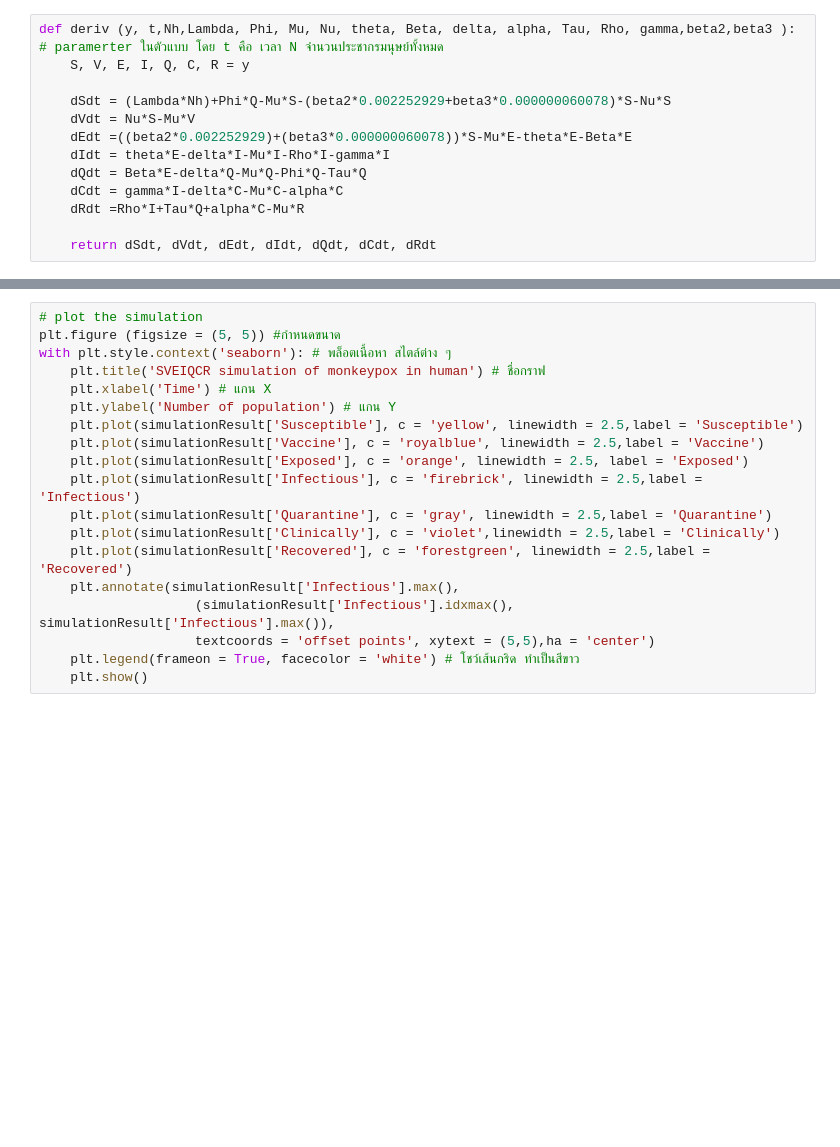
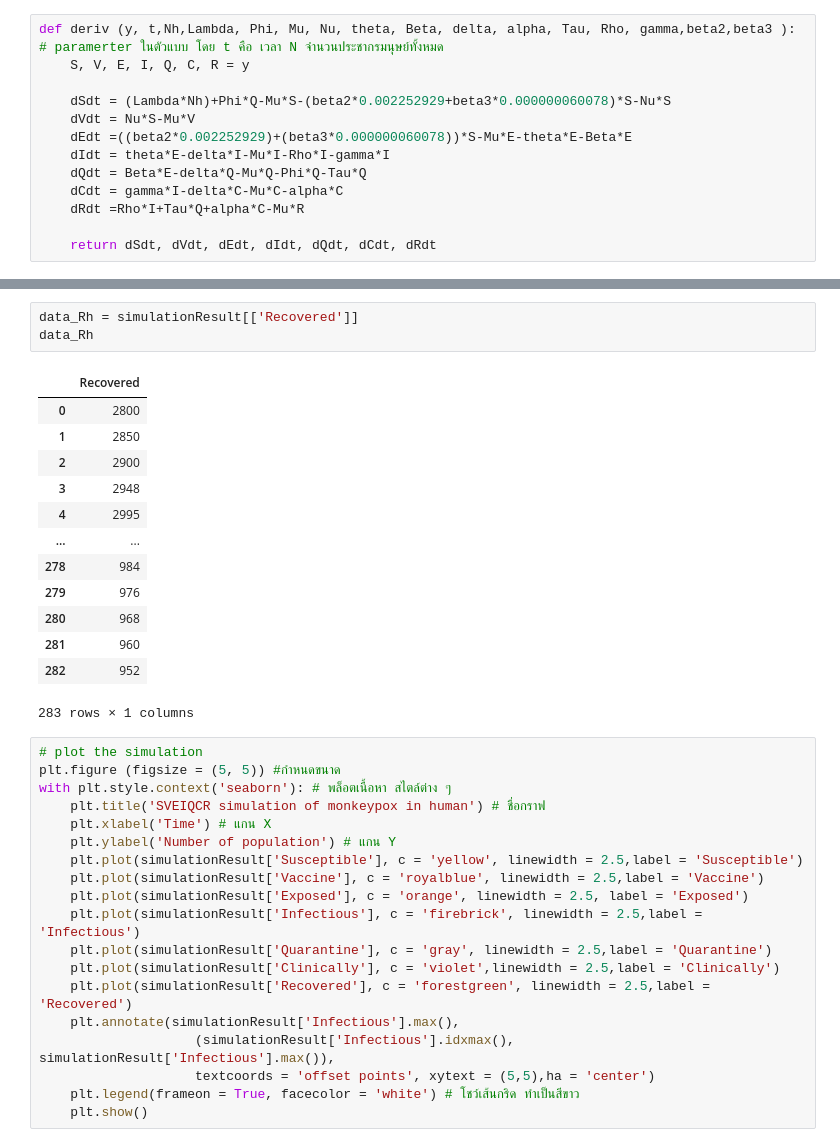
Before and after one commit to Khemapsorn/data_viz_2022, a Jupyter notebook: SVEIQCR.ipynb, the cells around one changed output, grey strips where cells are left out. Saved outputs shown, nothing was run; the diff lists cells and outputs as text; blank space fills up the shorter version.

```diff
--- a/SVEIQCR.ipynb
+++ b/SVEIQCR.ipynb
@@ -132,3 +156,20 @@ simulationResult
+# %%
+data_Rh = simulationResult[['Recovered']]
+data_Rh
+# %% [output]
+|  | Recovered |
+| 0 | 2800 |
+| 1 | 2850 |
+| 2 | 2900 |
+| 3 | 2948 |
+| 4 | 2995 |
+| ... | ... |
+| 278 | 984 |
+| 279 | 976 |
+| 280 | 968 |
+| 281 | 960 |
+| 282 | 952 |
+283 rows × 1 columns
 # %%
 # plot the simulation
 plt.figure (figsize = (5, 5)) #กำหนดขนาด
```
Also changed, not shown: parts of 9 cells of this notebook.
